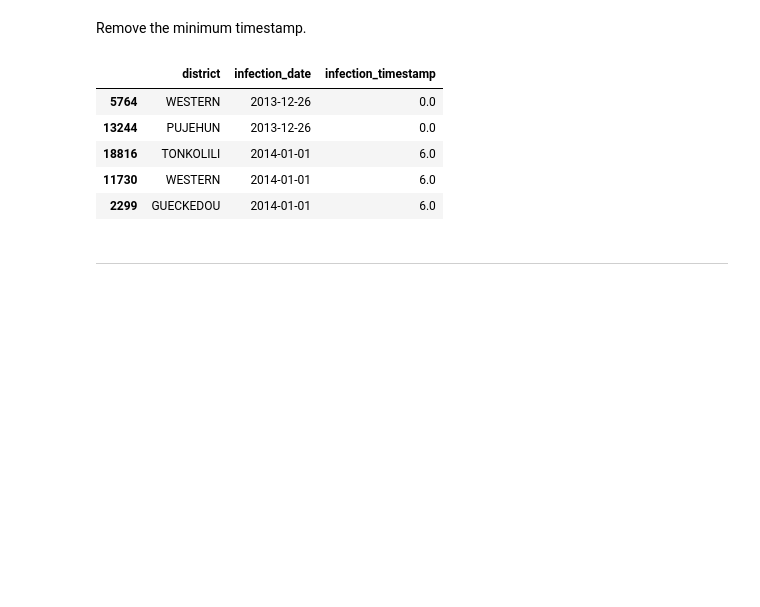
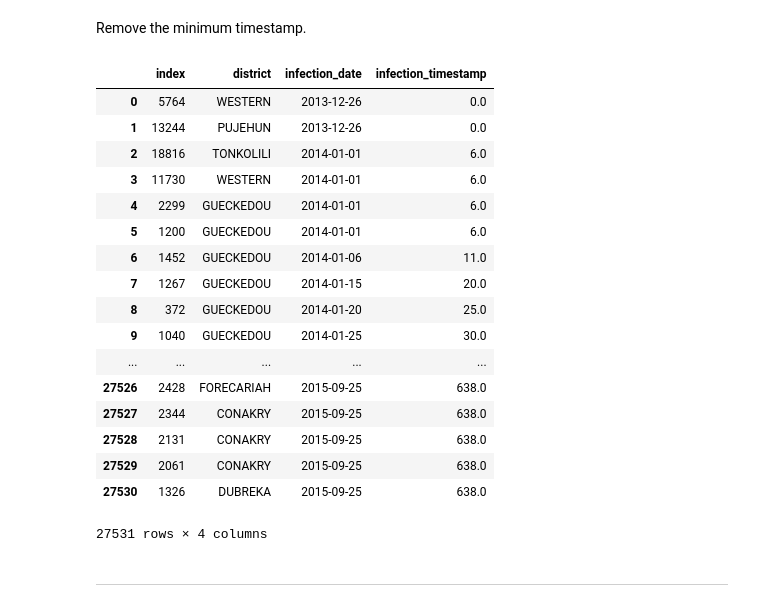
Before and after one commit to Networks-Learning/disease-control, a Jupyter notebook: notebooks/Data - Exploration & Preprocessing.ipynb, the cells around one changed output. Saved outputs shown, nothing was run; the diff lists cells and outputs as text; code cells hidden in the pictures; blank space fills up the shorter version.

```diff
--- a/notebooks/Data - Exploration & Preprocessing.ipynb
+++ b/notebooks/Data - Exploration & Preprocessing.ipynb
@@ -437,14 +437,26 @@ Remove the minimum timestamp.
 min_timestamp = df_clean.infection_timestamp.min()
 df_clean.infection_timestamp -= min_timestamp
 # %%
-df_clean.head()
+df_clean.reset_index()
 # %% [output]
-|  | district | infection_date | infection_timestamp |
-| 5764 | WESTERN | 2013-12-26 | 0.0 |
-| 13244 | PUJEHUN | 2013-12-26 | 0.0 |
-| 18816 | TONKOLILI | 2014-01-01 | 6.0 |
-| 11730 | WESTERN | 2014-01-01 | 6.0 |
-| 2299 | GUECKEDOU | 2014-01-01 | 6.0 |
+|  | index | district | infection_date | infection_timestamp |
+| 0 | 5764 | WESTERN | 2013-12-26 | 0.0 |
+| 1 | 13244 | PUJEHUN | 2013-12-26 | 0.0 |
+| 2 | 18816 | TONKOLILI | 2014-01-01 | 6.0 |
+| 3 | 11730 | WESTERN | 2014-01-01 | 6.0 |
+| 4 | 2299 | GUECKEDOU | 2014-01-01 | 6.0 |
+| 5 | 1200 | GUECKEDOU | 2014-01-01 | 6.0 |
+| 6 | 1452 | GUECKEDOU | 2014-01-06 | 11.0 |
+| 7 | 1267 | GUECKEDOU | 2014-01-15 | 20.0 |
+| 8 | 372 | GUECKEDOU | 2014-01-20 | 25.0 |
+| 9 | 1040 | GUECKEDOU | 2014-01-25 | 30.0 |
+| ... | ... | ... | ... | ... |
+| 27526 | 2428 | FORECARIAH | 2015-09-25 | 638.0 |
+| 27527 | 2344 | CONAKRY | 2015-09-25 | 638.0 |
+| 27528 | 2131 | CONAKRY | 2015-09-25 | 638.0 |
+| 27529 | 2061 | CONAKRY | 2015-09-25 | 638.0 |
+| 27530 | 1326 | DUBREKA | 2015-09-25 | 638.0 |
+27531 rows × 4 columns
 # %% [markdown]
 ---
 # %% [markdown]
```
Also changed, not shown: parts of 1 cell of this notebook, 6 other files.
